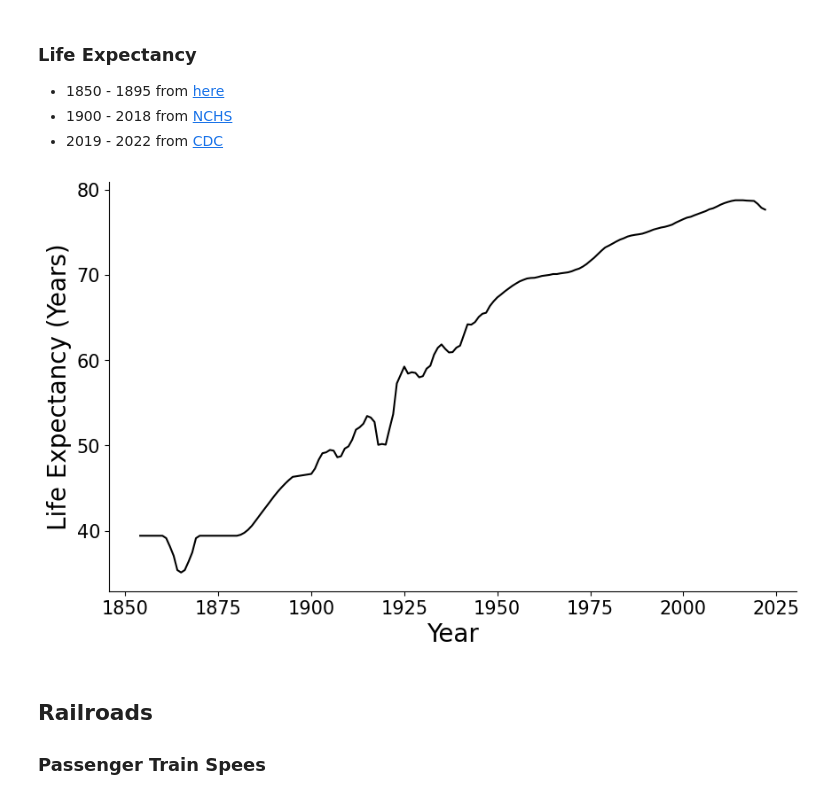
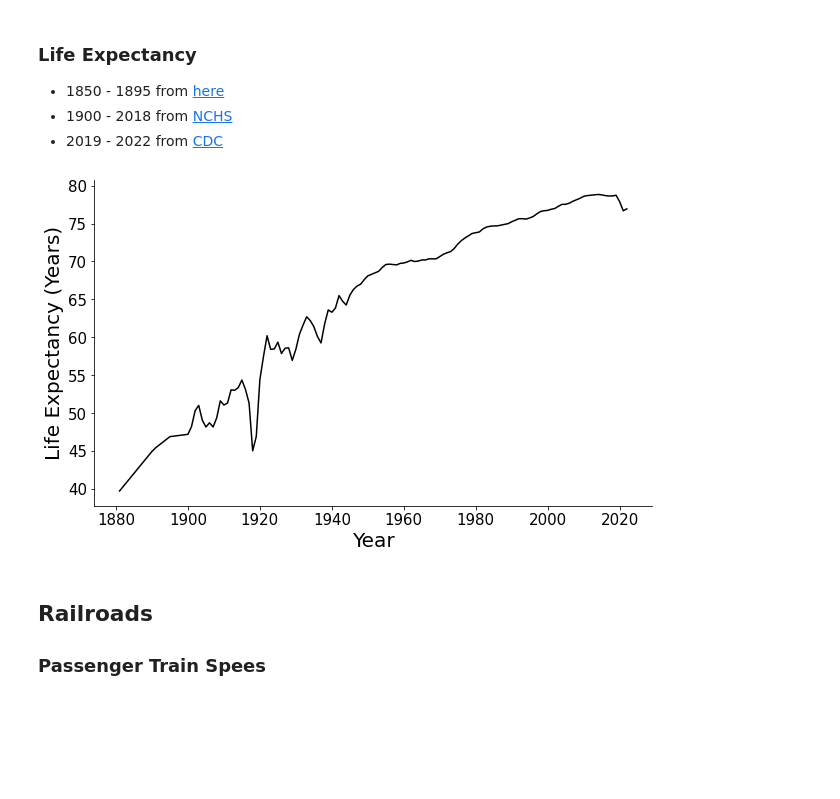
Before and after one commit to jordanott/BackToTheFuture, a Jupyter notebook: notebooks/government.ipynb, the cells around one changed output. Drawn from its saved outputs; the diff is of its cells as text; code cells hidden in the pictures; blank space fills up the shorter version.

```diff
--- a/notebooks/government.ipynb
+++ b/notebooks/government.ipynb
@@ -718,14 +720,15 @@ sns.lineplot(x="Year", y="Percent Orphans", data=fda_approvals)
 * 1900 - 2018 from [NCHS](https://www.cdc.gov/nchs/data-visualization/mortality-trends/index.htm)
 * 2019 - 2022 from [CDC](https://stacks.cdc.gov/view/cdc/151563)
 # %%
-life_expectancy = pd.read_csv("../raw_data/government/medical/life_expectancy.txt")
+life_expectancy = pd.read_csv("../raw_data/government/medical/life_expectancy.txt").iloc[30:]
 # 5 Year moving average
-life_expectancy = life_expectancy.set_index("Year").rolling(window=5).mean().reset_index()
+life_expectancy = life_expectancy.set_index("Year").rolling(window=2).mean().reset_index()
 # %%
+plt.figure(figsize=(10, 6))
 sns.lineplot(x="Year", y="Life Expectancy (Years)", data=life_expectancy, color="black")
-plt.savefig("../images/life_expectancy.png")
+plt.savefig("../images/life_expectancy.png", transparent=True)
 # %% [output]
-[figure, old version]
+[figure, new version]
 # %% [markdown]
 ## Railroads
 ### Passenger Train Spees
```
Also changed, not shown: parts of 37 cells of this notebook, 2 other files.
